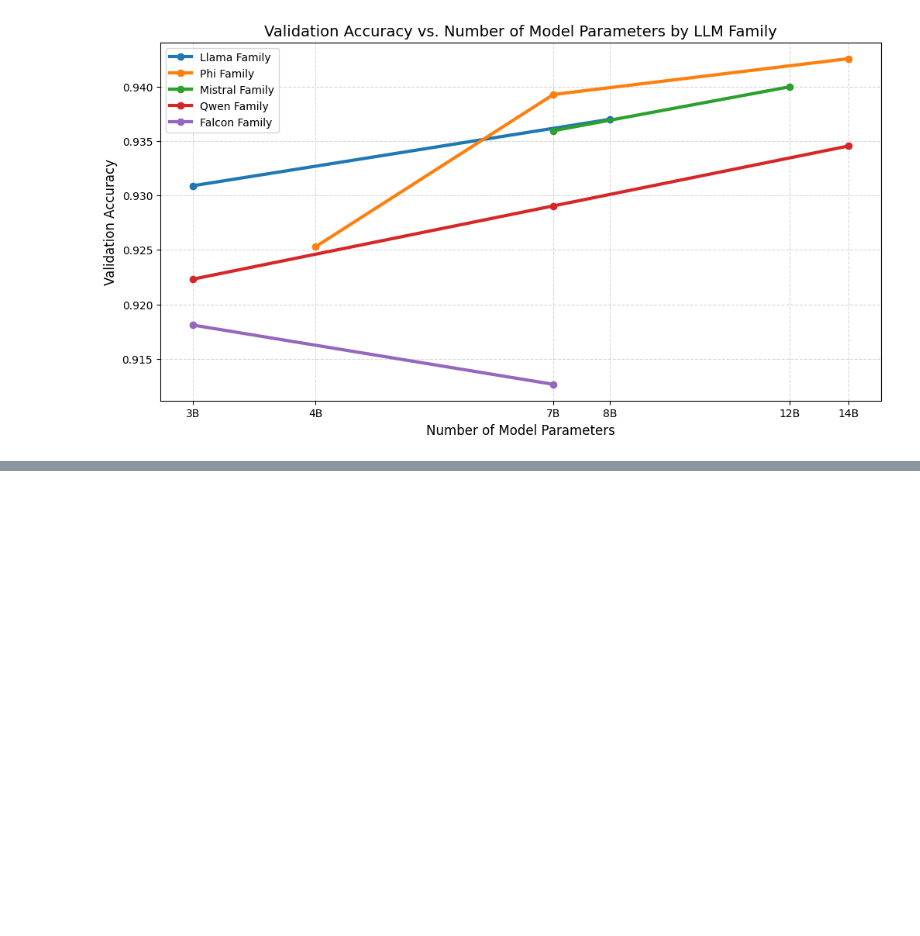
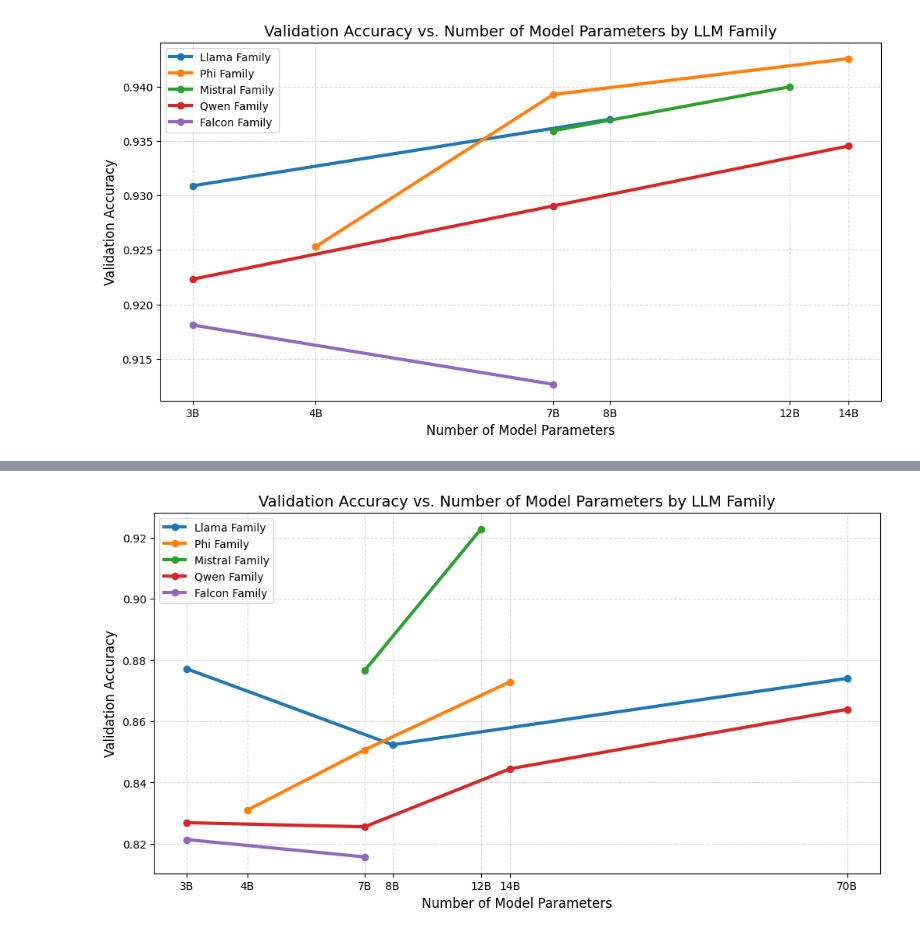
Before and after one commit to Michal1337/GenTextDetect, a Jupyter notebook: logs/finetune/plots.ipynb, the cells around one changed output, grey strips where cells are left out. Drawn from its saved outputs; the diff is of its cells as text; code cells hidden in the pictures; blank space fills up the shorter version.

```diff
--- a/logs/finetune/plots.ipynb
+++ b/logs/finetune/plots.ipynb
@@ -645,0 +830,8 @@ plt.show()
+# %%
+# for each model, dataset combination select only row with lowets val_accuracy
+best_rows = df_main.loc[df_main.groupby(["model"])["val_accuracy"].idxmax()]
+# sort by model and dataset size
+best_rows = best_rows.sort_values(by=["model"])
+# %%
+best_rows["model_size"] = best_rows["model"].map(model_sizes)
+best_rows
@@ -645,0 +876,54 @@ plt.show()
+# %%
+import matplotlib.pyplot as plt
+from matplotlib.ticker import FuncFormatter
+
+# Compute the mean val_loss per model and dataset size
+grouped = best_rows.groupby(["model_family", "model_size"])["val_accuracy"].mean().reset_index()
+
+plt.figure(figsize=(12, 6))
+
+model_fam_order = ["Llama Family", "Phi Family", "Mistral Family", "Qwen Family", "Falcon Family"]
+
+# Plot validation loss curves per model
+for model_name in model_fam_order:
+    model_data = grouped[grouped["model_family"] == model_name]
+    if not model_data.empty:
+        plt.plot(
+            model_data["model_size"],
+            model_data["val_accuracy"],
+            marker="o",
+            label=model_name,
+            linewidth=3,
+        )
+
+# Set x-axis to log scale
+plt.xscale("log")
+
+# Formatter to show billions as "3B", "7B", etc.
+def billions_formatter(x, _):
+    if x >= 1_000_000_000:
+        return f"{int(x // 1_000_000_000)}B"
+    elif x >= 1_000_000:
+        return f"{int(x // 1_000_000)}M"
+    else:
+        return str(int(x))
+
+unique_sizes = sorted(grouped["model_size"].unique())
+plt.xticks(
+    unique_sizes,
+    labels=[billions_formatter(size, None) for size in unique_sizes],
+    fontsize=10
+)
+plt.minorticks_off()
+plt.yticks(fontsize=10)
+plt.xlabel("Number of Model Parameters", fontsize=12)
+plt.ylabel("Validation Accuracy", fontsize=12)
+plt.title("Validation Accuracy vs. Number of Model Parameters by LLM Family", fontsize=14)
+plt.legend(loc='upper left', fontsize=10)
+
+# Show only horizontal grid lines
+plt.grid(True, linestyle="--", alpha=0.3, color='gray')
+
+plt.show()
+# %% [output]
+[figure, added]
```
Also changed, not shown: parts of 16 cells of this notebook, 16 other files.
